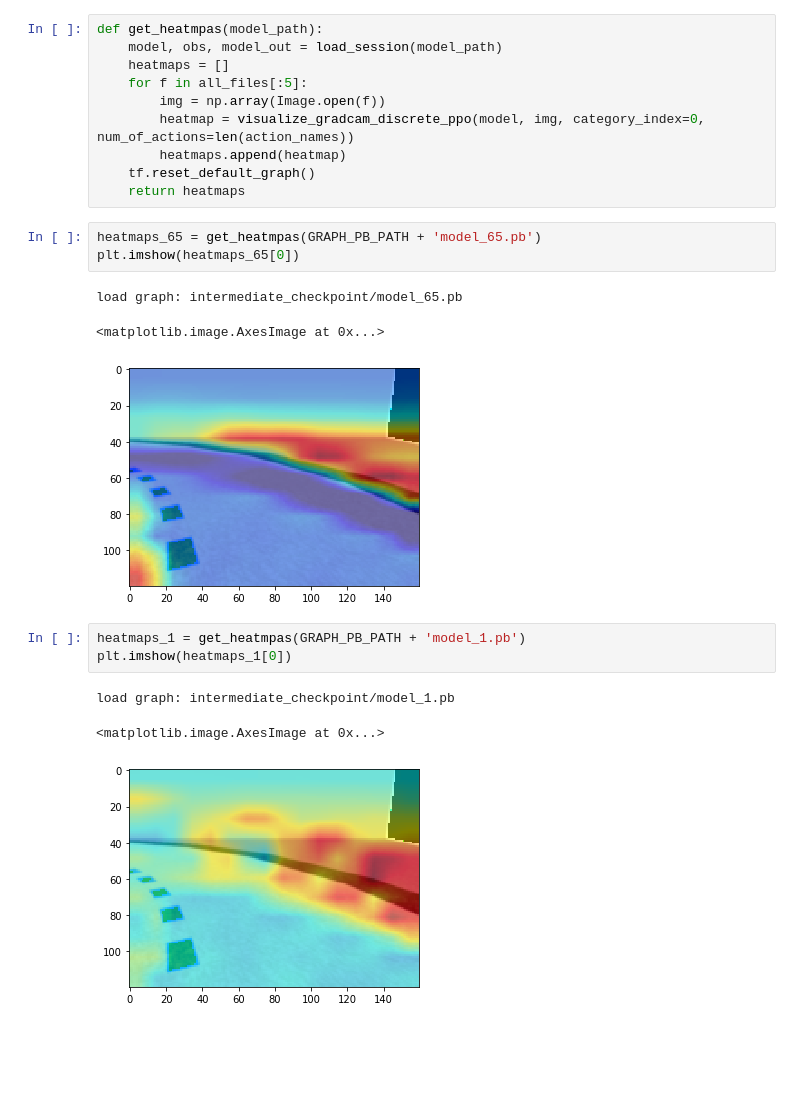
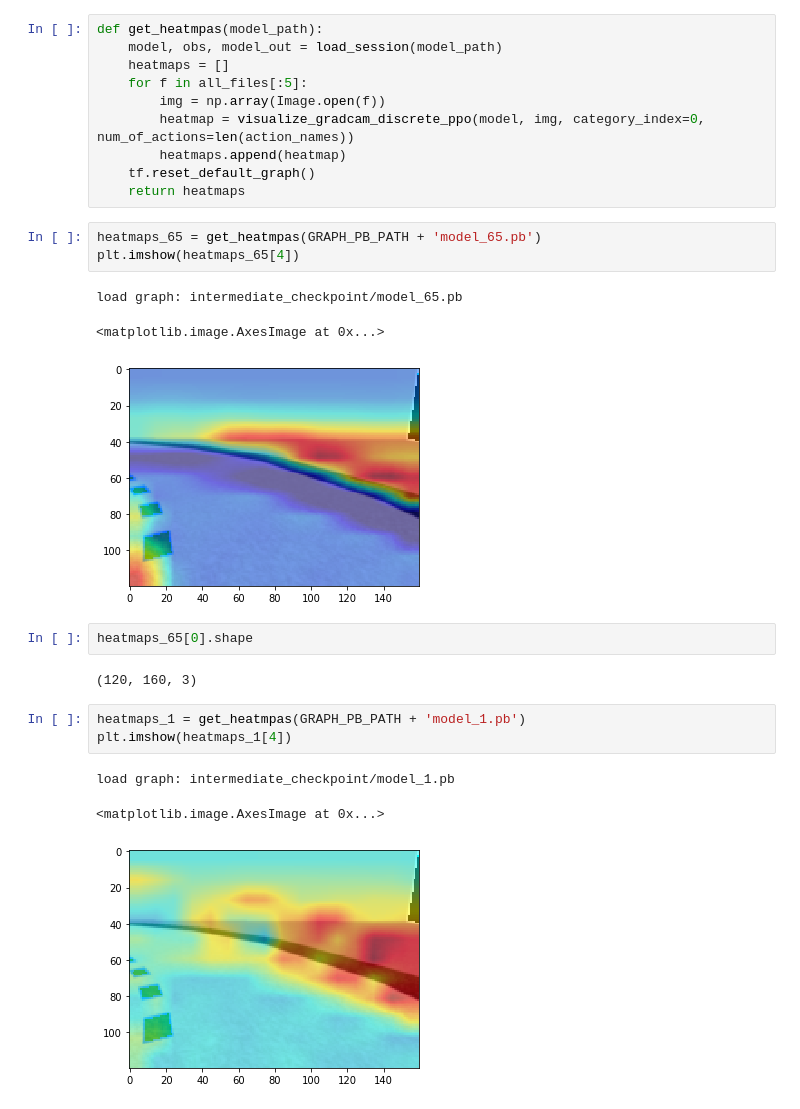
Before and after one commit to jganzabal/aws-deepracer-workshops, a Jupyter notebook: log-analysis/DeepRacer Log Analysis.ipynb, the cells around one changed output. Saved outputs shown, nothing was run; the diff lists cells and outputs as text; blank space fills up the shorter version.

```diff
--- a/log-analysis/DeepRacer Log Analysis.ipynb
+++ b/log-analysis/DeepRacer Log Analysis.ipynb
@@ -717,15 +717,19 @@ def get_heatmpas(model_path):
     return heatmaps
 # %%
 heatmaps_65 = get_heatmpas(GRAPH_PB_PATH + 'model_65.pb')
-plt.imshow(heatmaps_65[0])
+plt.imshow(heatmaps_65[4])
 # %% [output]
 load graph: intermediate_checkpoint/model_65.pb
 <matplotlib.image.AxesImage at 0x...>
-[figure, old version]
+[figure, new version]
+# %%
+heatmaps_65[0].shape
+# %% [output]
+(120, 160, 3)
 # %%
 heatmaps_1 = get_heatmpas(GRAPH_PB_PATH + 'model_1.pb')
-plt.imshow(heatmaps_1[0])
+plt.imshow(heatmaps_1[4])
 # %% [output]
 load graph: intermediate_checkpoint/model_1.pb
 <matplotlib.image.AxesImage at 0x...>
-[figure, old version]
+[figure, new version]
```
Also changed, not shown: parts of 1 cell of this notebook.
